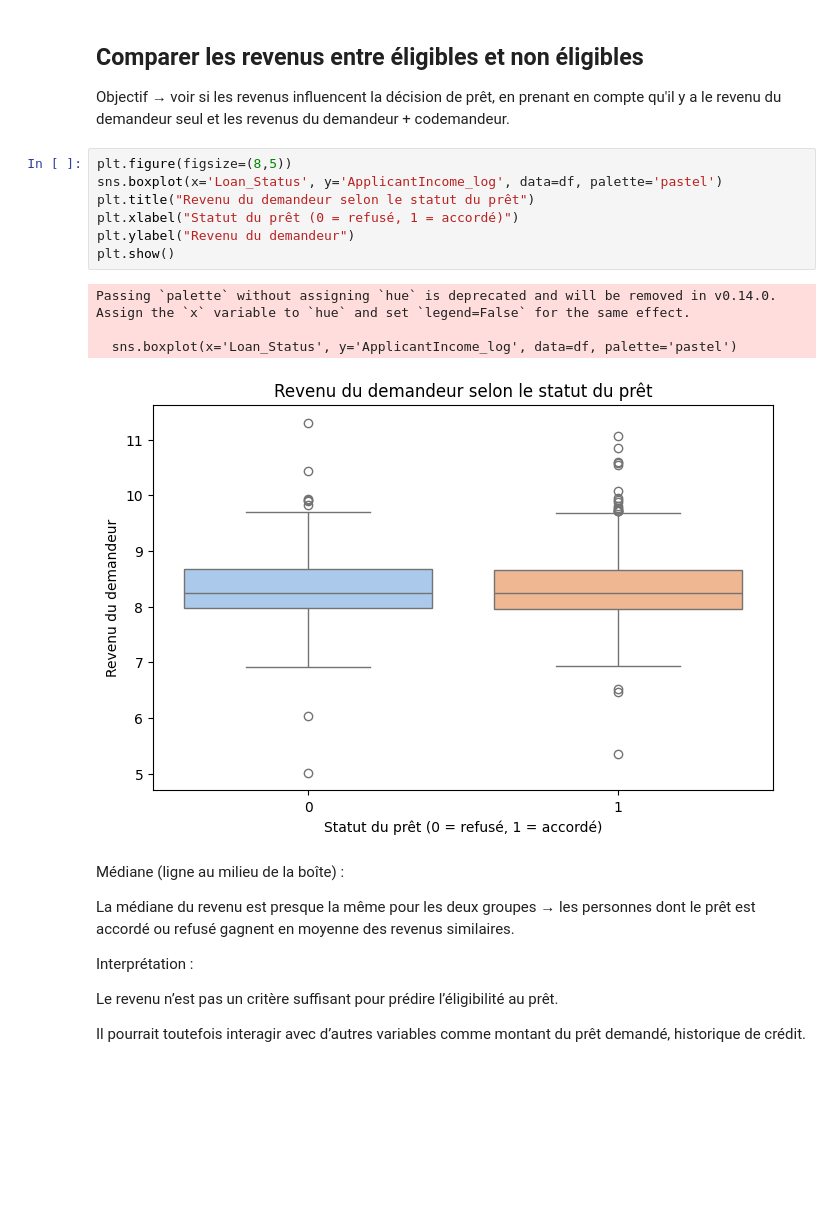
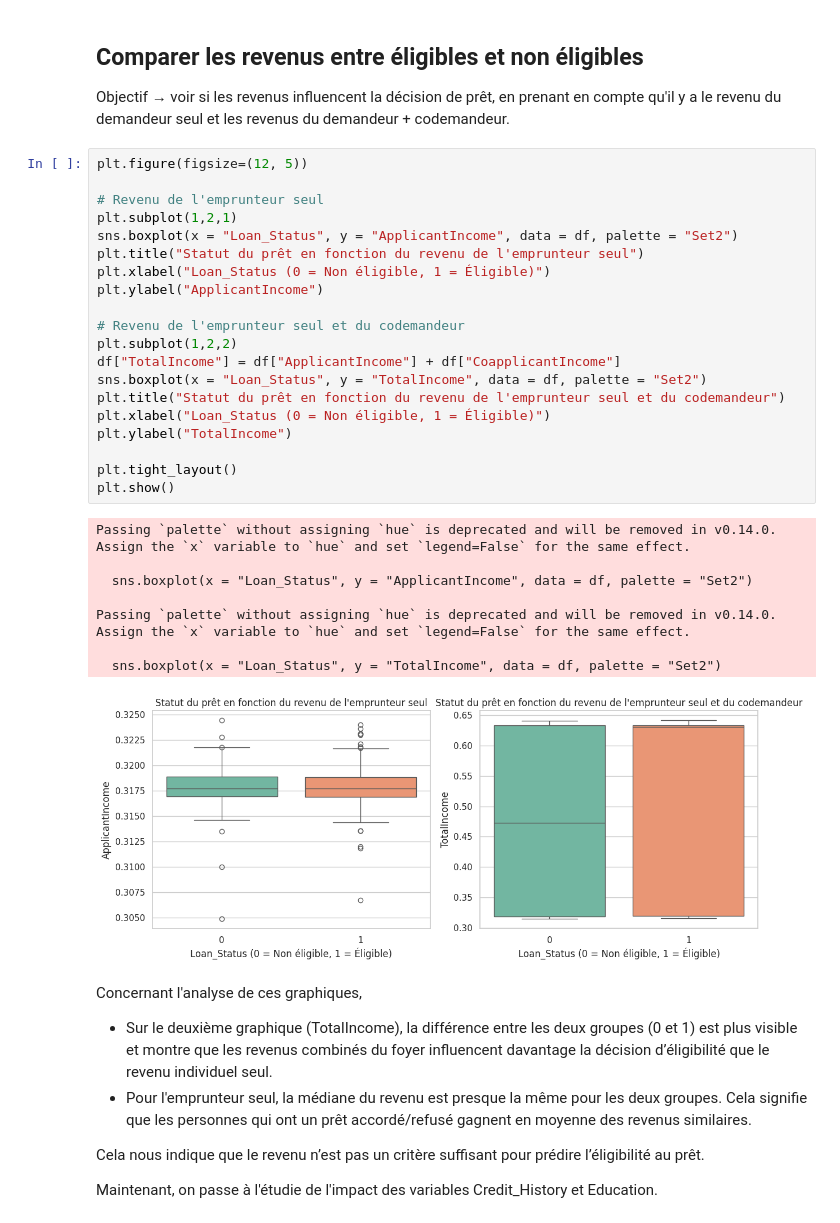
Before and after one commit to ach224/Prediction_eligibilite_pret_bancaire, a Jupyter notebook: Projet_1_–_Prédiction_de_l’éligibilité_à_un_prêt_bancaire.ipynb, the cells around one changed output. Drawn from its saved outputs; the diff is of its cells as text; blank space fills up the shorter version.

Commit message:
Comparaison des revenus entre éligibles et non éligibles

```diff
--- a/Projet_1_–_Prédiction_de_l’éligibilité_à_un_prêt_bancaire.ipynb
+++ b/Projet_1_–_Prédiction_de_l’éligibilité_à_un_prêt_bancaire.ipynb
@@ -453,25 +453,41 @@ Faciliter la modélisation, notamment pour les algorithmes sensibles à la varia
 # %% [markdown]
 ## Comparer les revenus entre éligibles et non éligibles
 Objectif → voir si les revenus influencent la décision de prêt, en prenant en compte qu'il y a le revenu du demandeur seul et les revenus du demandeur + codemandeur.
-# %%
-plt.figure(figsize=(8,5))
-sns.boxplot(x='Loan_Status', y='ApplicantIncome_log', data=df, palette='pastel')
-plt.title("Revenu du demandeur selon le statut du prêt")
-plt.xlabel("Statut du prêt (0 = refusé, 1 = accordé)")
-plt.ylabel("Revenu du demandeur")
-plt.show()
-# %% [output]
-Passing `palette` without assigning `hue` is deprecated and will be removed in v0.14.0. Assign the `x` variable to `hue` and set `legend=False` for the same effect.
-
-  sns.boxplot(x='Loan_Status', y='ApplicantIncome_log', data=df, palette='pastel')
-[figure, removed]
-# %% [markdown]
-Médiane (ligne au milieu de la boîte) :
-
-La médiane du revenu est presque la même pour les deux groupes → les personnes dont le prêt est accordé ou refusé gagnent en moyenne des revenus similaires.
-
-Interprétation :
-
-Le revenu n’est pas un critère suffisant pour prédire l’éligibilité au prêt.
-
-Il pourrait toutefois interagir avec d’autres variables comme montant du prêt demandé, historique de crédit.
+# %%
+plt.figure(figsize=(12, 5))
+
+# Revenu de l'emprunteur seul
+plt.subplot(1,2,1)
+sns.boxplot(x = "Loan_Status", y = "ApplicantIncome", data = df, palette = "Set2")
+plt.title("Statut du prêt en fonction du revenu de l'emprunteur seul")
+plt.xlabel("Loan_Status (0 = Non éligible, 1 = Éligible)")
+plt.ylabel("ApplicantIncome")
+
+# Revenu de l'emprunteur seul et du codemandeur
+plt.subplot(1,2,2)
+df["TotalIncome"] = df["ApplicantIncome"] + df["CoapplicantIncome"]
+sns.boxplot(x = "Loan_Status", y = "TotalIncome", data = df, palette = "Set2")
+plt.title("Statut du prêt en fonction du revenu de l'emprunteur seul et du codemandeur")
+plt.xlabel("Loan_Status (0 = Non éligible, 1 = Éligible)")
+plt.ylabel("TotalIncome")
+
+plt.tight_layout()
+plt.show()
+# %% [output]
+Passing `palette` without assigning `hue` is deprecated and will be removed in v0.14.0. Assign the `x` variable to `hue` and set `legend=False` for the same effect.
+
+  sns.boxplot(x = "Loan_Status", y = "ApplicantIncome", data = df, palette = "Set2")
+
+Passing `palette` without assigning `hue` is deprecated and will be removed in v0.14.0. Assign the `x` variable to `hue` and set `legend=False` for the same effect.
+
+  sns.boxplot(x = "Loan_Status", y = "TotalIncome", data = df, palette = "Set2")
+[figure, added]
+# %% [markdown]
+Concernant l'analyse de ces graphiques,
+* Sur le deuxième graphique (TotalIncome), la différence entre les deux groupes (0 et 1) est plus visible et montre que les revenus combinés du foyer influencent davantage la décision d’éligibilité que le revenu individuel seul.
+* Pour l'emprunteur seul, la médiane du revenu est presque la même pour les deux groupes. Cela signifie que les personnes qui ont un prêt accordé/refusé gagnent en moyenne des revenus similaires.
+
+Cela nous indique que le revenu n’est pas un critère suffisant pour prédire l’éligibilité au prêt.
+
+
+Maintenant, on passe à l'étudie de l'impact des variables Credit_History et Education.
```
